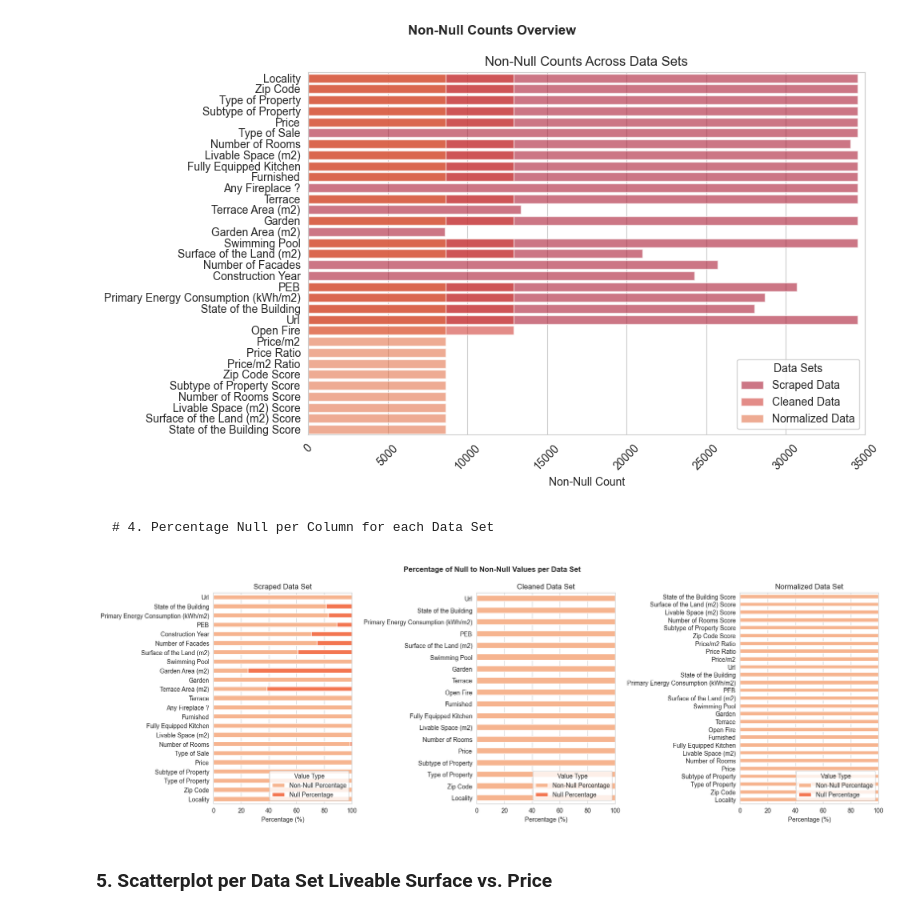
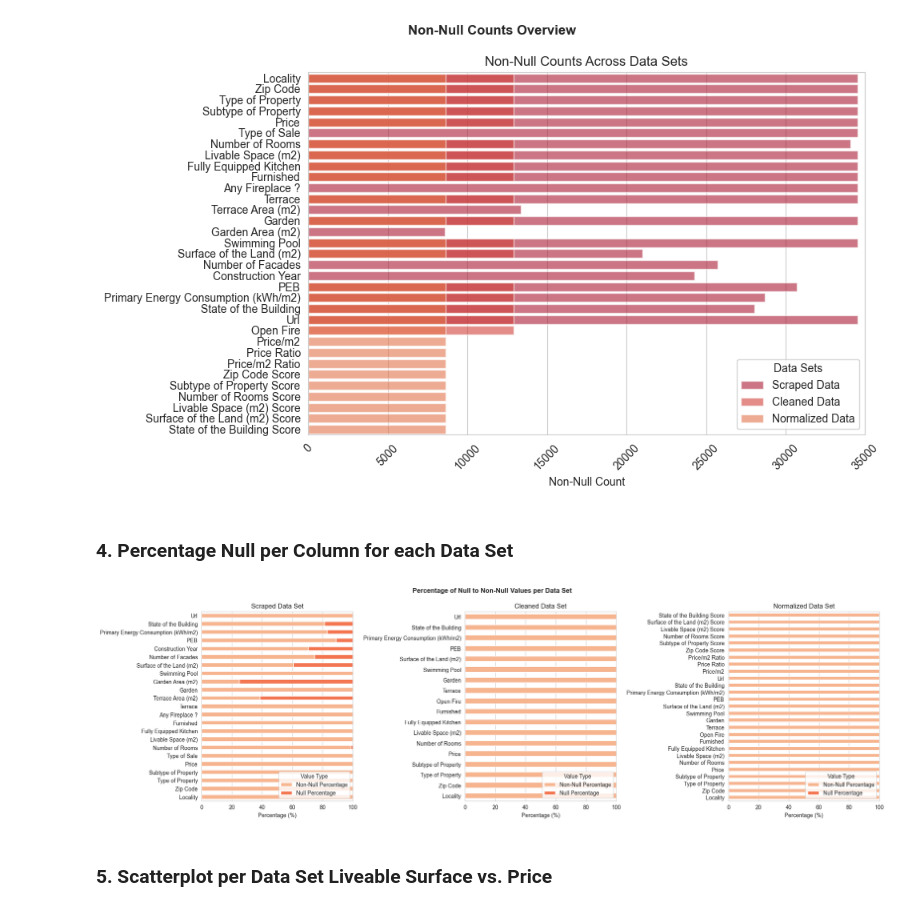
Before and after one commit to Dadelidodu/challenge_immo_analysis, a Jupyter notebook: Notebook Patrycja (1).ipynb, the cells around one changed output. Drawn from its saved outputs; the diff is of its cells as text; code cells hidden in the pictures.

```diff
--- a/Notebook Patrycja.ipynb
+++ b/Notebook Patrycja (1).ipynb
@@ -123,7 +123,7 @@ plt.savefig('Plots/3. non_null_counts.png', format='png', dpi=300)  # Save as PN
 # %% [output]
 [figure]
 # %% [markdown]
-    # 4. Percentage Null per Column for each Data Set
+### 4. Percentage Null per Column for each Data Set
 # %%
 # Function to calculate percentages and prepare data for plotting
 def prepare_percentage_data(info, total_rows):
@@ -132,36 +132,36 @@ def prepare_percentage_data(info, total_rows):
     info['Null Percentage'] = (info['Null Count'] / total_rows) * 100
     return info[['Column', 'Non-Null Percentage', 'Null Percentage']]
 
 # Total rows for each DataFrame
 total_scraped = scraped_df.shape[0]
 total_cleaned = cleaned_df.shape[0]
 total_normalized = normalized_df.shape[0]
 
 # Prepare the data for each DataFrame
 scraped_percentages = prepare_percentage_data(scraped_info, total_scraped)
 cleaned_percentages = prepare_percentage_data(cleaned_info, total_cleaned)
 normalized_percentages = prepare_percentage_data(normalized_info, total_normalized)
 
-fig, axes = plt.subplots(nrows=1, ncols=3, figsize=(18, 6))
+fig, axes = plt.subplots(nrows=1, ncols=3, figsize=(20, 6))
 plt.suptitle("Percentage of Null to Non-Null Values per Data Set", y=0.99, fontweight="bold")
 
 sns.set_palette("rocket_r")
 # Create the horizontal stacked bar charts for each DataFrame
 for ax, percentages, label in zip(axes, [scraped_percentages, cleaned_percentages, normalized_percentages],
                                   ['Scraped', 'Cleaned', 'Normalized']):
     percentages.set_index('Column')[['Non-Null Percentage', 'Null Percentage']].plot(kind='barh', stacked=True, ax=ax)
     ax.set_title(f'{label} Data Set')
     ax.set_xlabel('Percentage (%)')
     ax.set_ylabel('')
     ax.set_xlim(0, 100)  # Set x-limit from 0 to 100
     ax.legend(title='Value Type', loc="lower right")
-plt.subplots_adjust(left=0.15, right=0.85, top=0.9, bottom=0.2, hspace=0.3)
+plt.subplots_adjust(left=0.2, top=0.85, bottom=0.2, wspace=1.1)  # Increased wspace for more horizontal spacing
 
 plt.savefig("Plots/4. Percentage Null to Non-Null.png", format='png', dpi=300)
 plt.tight_layout()
 plt.show()
 # %% [output]
-[figure, old version]
+[figure, new version]
 # %% [markdown]
 ### 5. Scatterplot per Data Set Liveable Surface vs. Price
 # %%
```
Also changed, not shown: parts of 1 cell of this notebook, 2 other files.
